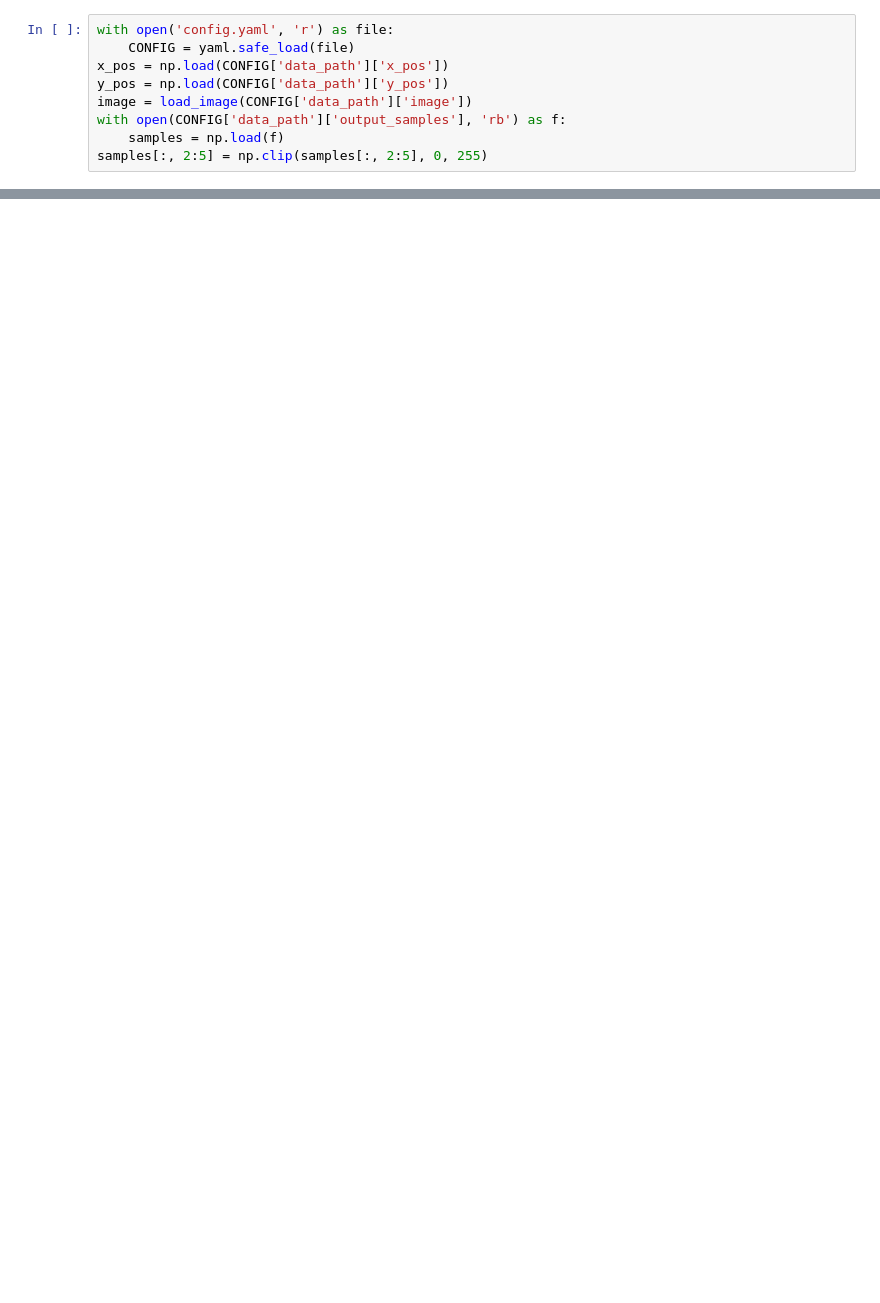
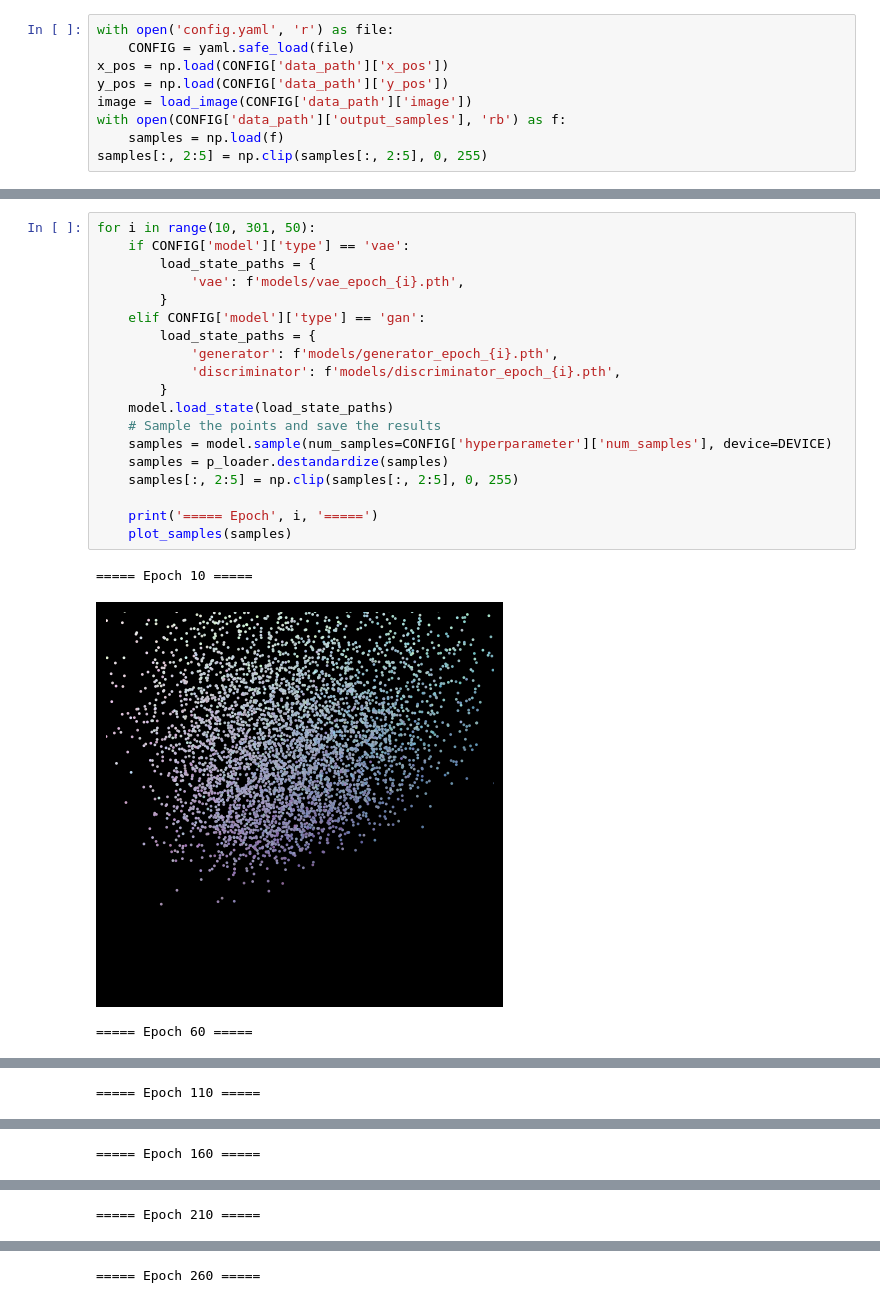
Before and after one commit to JackChen890311/PicCollage-Quiz-Jack-Chen, a Jupyter notebook: visualize.ipynb, the cells around one changed output, grey strips where cells are left out. Drawn from its saved outputs; the diff is of its cells as text; blank space fills up the shorter version.

```diff
--- a/visualize.ipynb
+++ b/visualize.ipynb
@@ -39,0 +128,23 @@ plt.show()
+# %%
+for i in range(10, 301, 50):
+    if CONFIG['model']['type'] == 'vae':
+        load_state_paths = {
+            'vae': f'models/vae_epoch_{i}.pth',
+        }
+    elif CONFIG['model']['type'] == 'gan':
+        load_state_paths = {
+            'generator': f'models/generator_epoch_{i}.pth',
+            'discriminator': f'models/discriminator_epoch_{i}.pth',
+        }
+    model.load_state(load_state_paths)
+    # Sample the points and save the results
+    samples = model.sample(num_samples=CONFIG['hyperparameter']['num_samples'], device=DEVICE)
+    samples = p_loader.destandardize(samples)
+    samples[:, 2:5] = np.clip(samples[:, 2:5], 0, 255)
+
+    print('===== Epoch', i, '=====')
+    plot_samples(samples)
+# %% [output]
+===== Epoch 10 =====
+[figure, added]
+===== Epoch 60 =====
@@ -39,0 +152 @@ plt.show()
+===== Epoch 110 =====
@@ -39,0 +154 @@ plt.show()
+===== Epoch 160 =====
@@ -39,0 +156 @@ plt.show()
+===== Epoch 210 =====
@@ -39,0 +158 @@ plt.show()
+===== Epoch 260 =====
```
Also changed, not shown: parts of 11 cells of this notebook, 11 other files.
